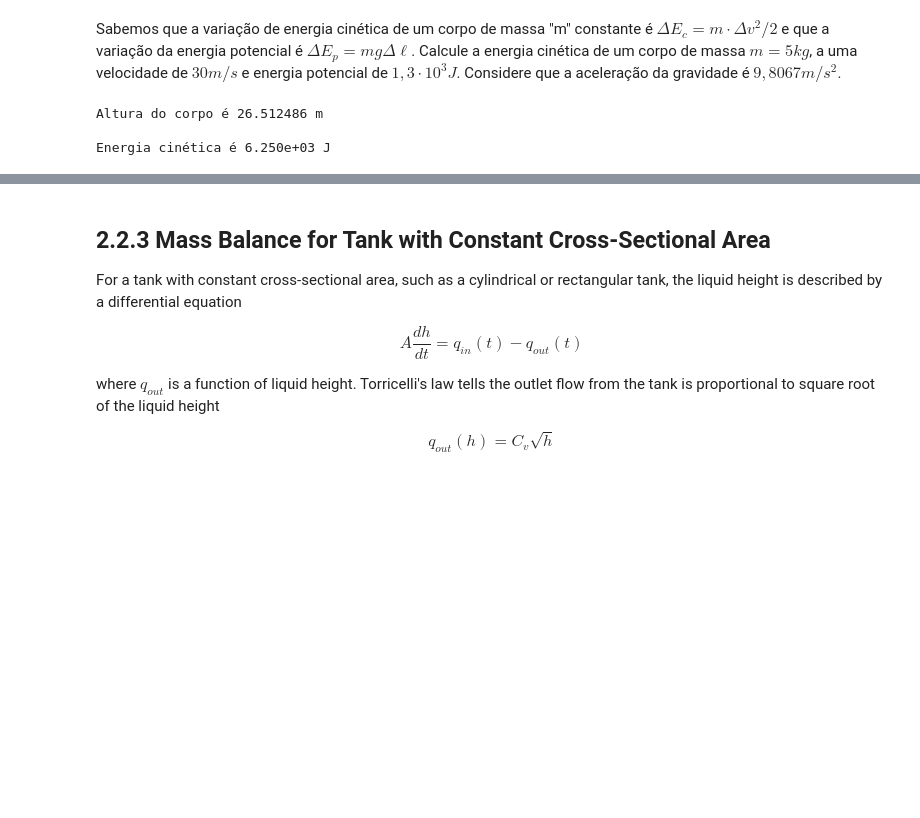
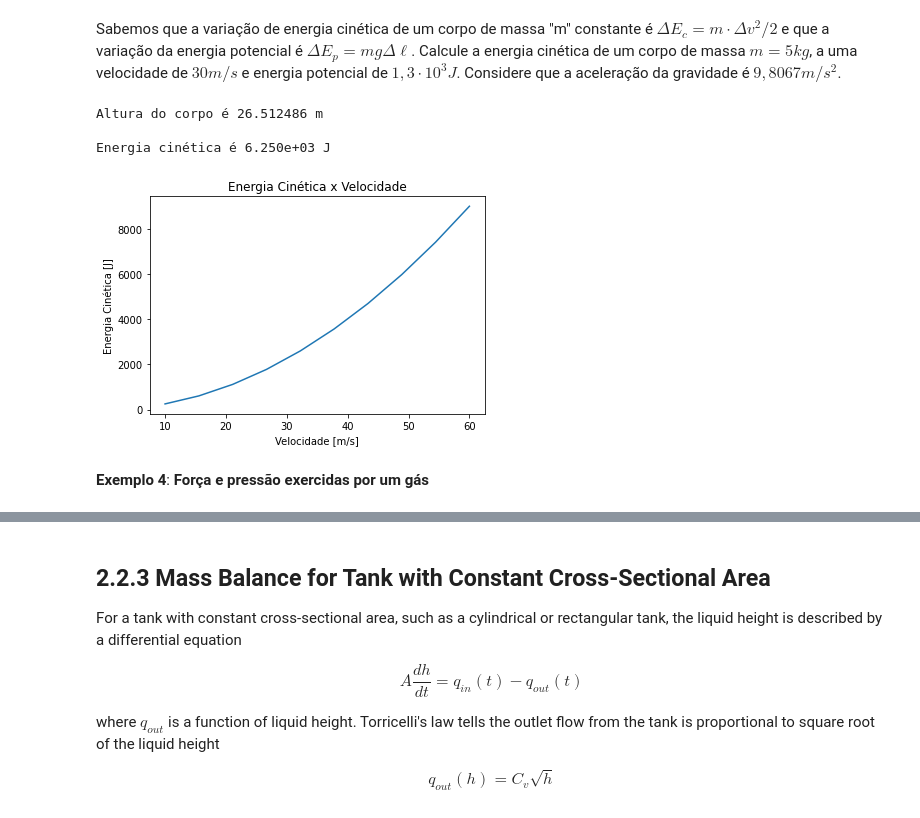
Before and after one commit to NEOEQ/Termodinamica, a Jupyter notebook: Introdução e Conceitos Básicos.ipynb, the cells around one changed output, grey strips where cells are left out. Drawn from its saved outputs; the diff is of its cells as text; code cells hidden in the pictures; blank space fills up the shorter version.

```diff
--- a/Introdução e Conceitos Básicos.ipynb
+++ b/Introdução e Conceitos Básicos.ipynb
@@ -85,21 +103,46 @@ Variação de densidade com temperatura é 1.400033 m
 # %% [markdown]
 Sabemos que a variação de energia cinética de um corpo de massa "m" constante é $\Delta E_{c}=m\cdot{\Delta v^2}/2$ e que a variação da energia potencial é $\Delta E_{p}=mg{\Delta \ell}$. Calcule a energia cinética de um corpo de massa $m=5 kg$, a uma velocidade de $30 m/s$ e energia potencial de $1,3\cdot10^3 J$. Considere que a aceleração da gravidade é $9,8067 m/s^2$.
 # %%
+import numpy as np # importando o pacote numpy
+import matplotlib.pyplot as plt # importando o pacote matplotlib
+
 # Variáveis
 EP = 1.3*10**3; 	#Energia potencial[J]
 m = 5; 			#massa em kg
 v = 50; 			# velocidade em m/s
 g = 9.8067 # aceleração da gravidade
+ECi=np.zeros(10);
+vin=np.zeros(10)
 
 # Cálculos
 h = EP/(m*g);			# altura em relação a uma referial fixo com z=0
 #Calculando a energia cinética
 EC = 0.5*m*(v**2);			# Energia cinética em [J]
 
 # Resultados
 print ('Altura do corpo é %f m'%h)
 print ('\nEnergia cinética é %4.3e J'%EC)
+
+vin = np.linspace(10,60,10) # faixa para variação de velocidade
+i = 0 # valor inicial para o loop "for"
+for v in vin: # loop da velocidade
+  EC = 0.5*m*(v**2); # cálculo da energia cinética para a velocidade atual
+  ECi[i]=EC;
+  vin[i]=v; # armazenando os valores da velocidade
+  i=i+1; # atualizando o índice do loop
+
+# Plotando a variação da energia cinética com a velocidade
+fig, ax =  plt.subplots()
+ax.plot(vin,ECi)
+ax.set_xlabel('Velocidade [m/s]')
+ax.set_ylabel('Energia Cinética [J]')
+ax.set_title('Energia Cinética x Velocidade')
+
+plt.show()
 # %% [output]
 Altura do corpo é 26.512486 m
 
 Energia cinética é 6.250e+03 J
+[figure, added]
+# %% [markdown]
+**Exemplo 4**: **Força e pressão exercidas por um gás**
```
Also changed, not shown: parts of 6 cells of this notebook.
